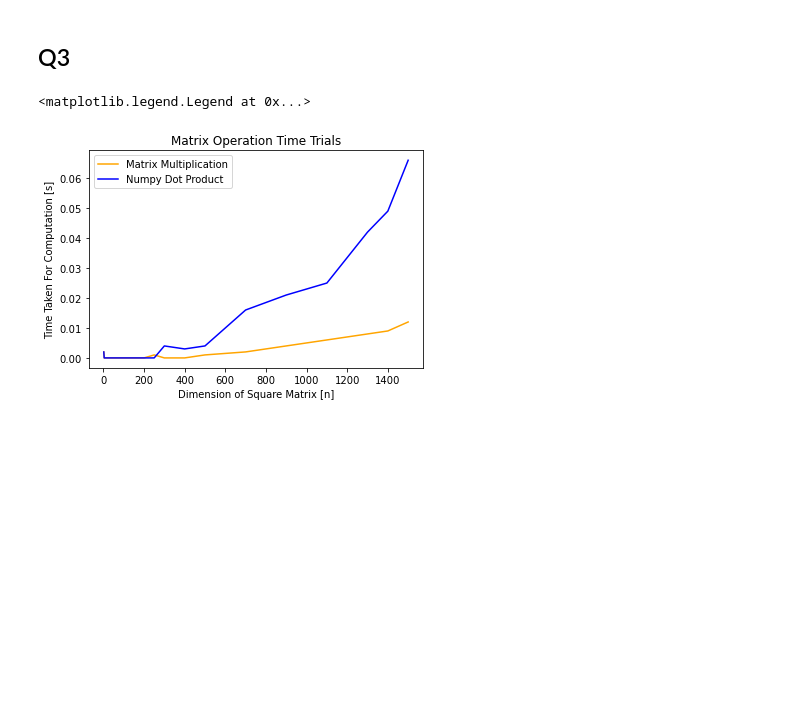
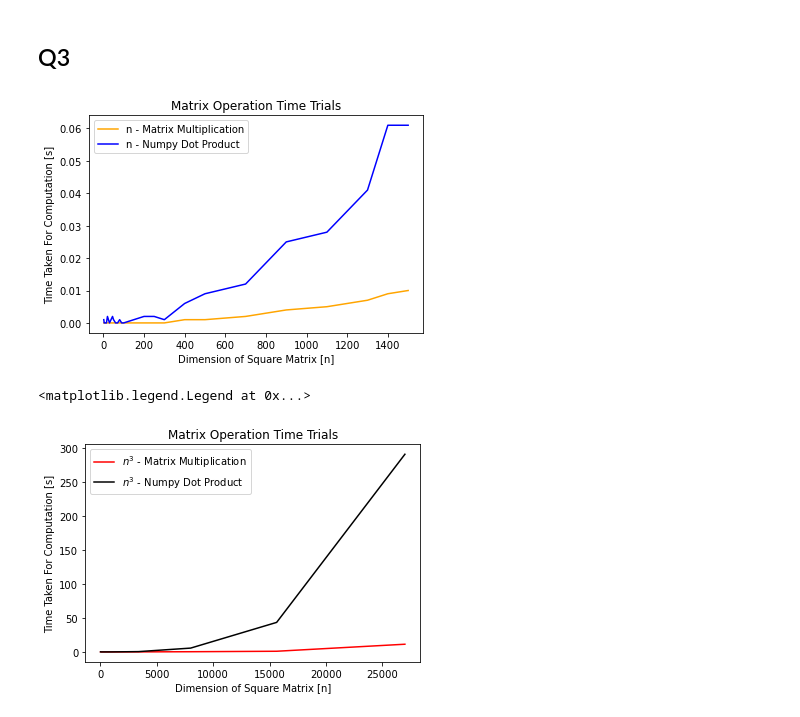
Before and after one commit to npavanel/PHY407-Computational-Physics, a Jupyter notebook: PHY407_Lab1_Q1_Q3.ipynb, the cells around one changed output. Drawn from its saved outputs; the diff is of its cells as text; code cells hidden in the pictures; blank space fills up the shorter version.

```diff
--- a/PHY407_Lab1_Q1_Q3.ipynb
+++ b/PHY407_Lab1_Q1_Q3.ipynb
@@ -216,13 +202,42 @@ for i in ns:
     D = np.dot(A,B)
     matrix_dot=time()-start3
     times_nd.append(matrix_dot)
+# %%
+#the same process but for n^3
+ns3=[2**3,4**3,6**3,8**3,10**3,15**3,20**3,25**3,30**3]
+times_mm3=[]
+times_nd3=[]
+times_mc3=[]
+for i in ns3:
+    start4=time()
+    A3 = np.ones([i,i],float)*7
+    B3 = np.ones([i,i],float)*4
+    matrix_creation3=time()-start4
+    start5=time()
+    C3 = A3*B3
+    matrix_multiplication3=time()-start5
+    times_mc3.append(matrix_creation3)
+    times_mm3.append(matrix_multiplication3)
+    start6=time()
+    D3 = np.dot(A3,B3)
+    matrix_dot3=time()-start6
+    times_nd3.append(matrix_dot3)
 # %%
-plt.plot(ns,times_mm,color='orange',label='Matrix Multiplication')
-plt.plot(ns,times_nd,color='blue',label='Numpy Dot Product')
+plt.plot(ns,times_mm,color='orange',label='n - Matrix Multiplication')
+plt.plot(ns,times_nd,color='blue',label='n - Numpy Dot Product')
 plt.xlabel('Dimension of Square Matrix [n]')
 plt.ylabel('Time Taken For Computation [s]')
 plt.title('Matrix Operation Time Trials')
 plt.legend()
+plt.show()
+plt.close()
+plt.plot(ns3,times_mm3,color='red',label='$n^{3}$ - Matrix Multiplication')
+plt.plot(ns3,times_nd3,color='black',label='$n^{3}$ - Numpy Dot Product')
+plt.xlabel('Dimension of Square Matrix [n]')
+plt.ylabel('Time Taken For Computation [s]')
+plt.title('Matrix Operation Time Trials')
+plt.legend()
 # %% [output]
+[figure, new version]
 <matplotlib.legend.Legend at 0x...>
-[figure, old version]
+[figure, added]
```
Also changed, not shown: parts of 15 cells of this notebook.
